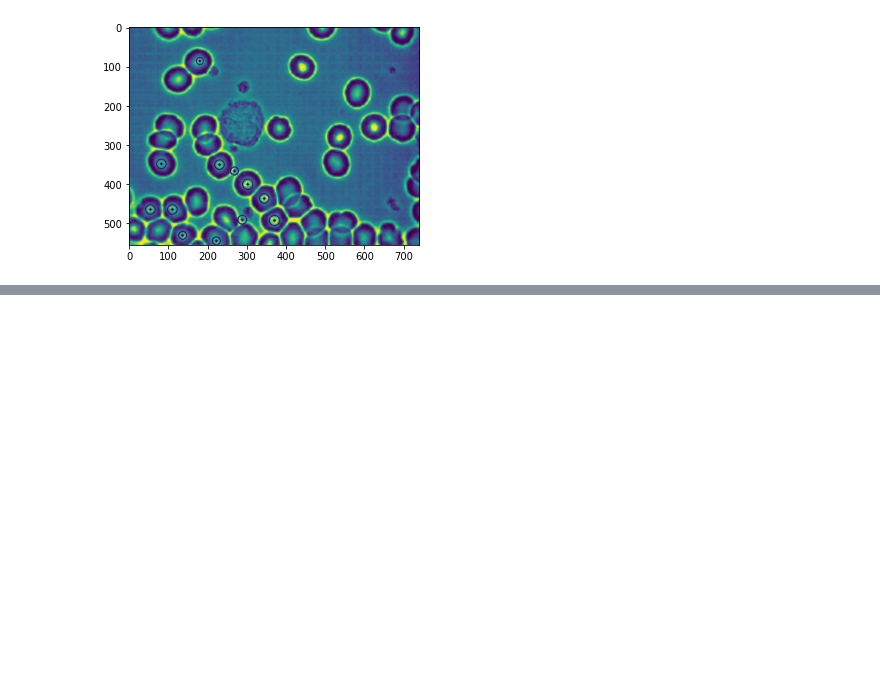
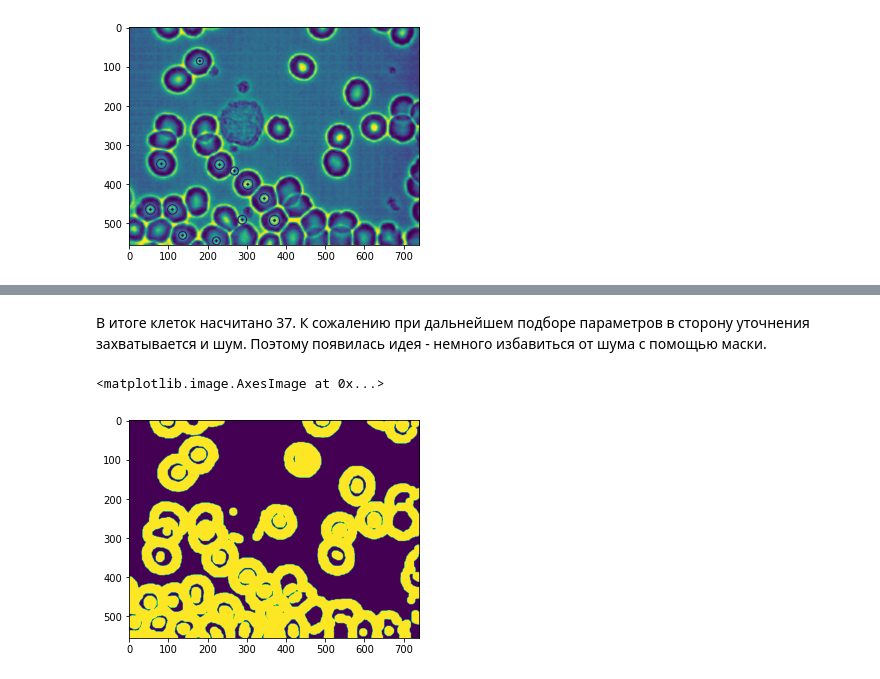
Before and after one commit to Ukolnir/ComputerVisionCS431, a Jupyter notebook: Project01/ProjectBloodCells.ipynb, the cells around one changed output, grey strips where cells are left out. Cells and saved outputs as stored; diff of their text form; code cells hidden in the pictures; blank space fills up the shorter version.

```diff
--- a/Project01/ProjectBloodCells.ipynb
+++ b/Project01/ProjectBloodCells.ipynb
@@ -138,0 +179,13 @@ circles[0].shape
+# %% [markdown]
+В итоге клеток насчитано 37. К сожалению при дальнейшем подборе параметров в сторону уточнения захватывается и шум. Поэтому появилась идея - немного избавиться от шума с помощью маски.
+# %%
+# Избавимся немного от шума
+erode = cv2.erode(res, kernel,iterations=1)
+dilate = cv2.dilate(erode, kernel, kernel,iterations=1)
+# Образуем маску
+mask = cv2.dilate(dilate, elem, iterations=1)
+cv2.imwrite('3.3.1.Mask.png', mask)
+plt.imshow(mask)
+# %% [output]
+<matplotlib.image.AxesImage at 0x...>
+[figure, added]
```
Also changed, not shown: parts of 23 cells of this notebook, 2 other files.
